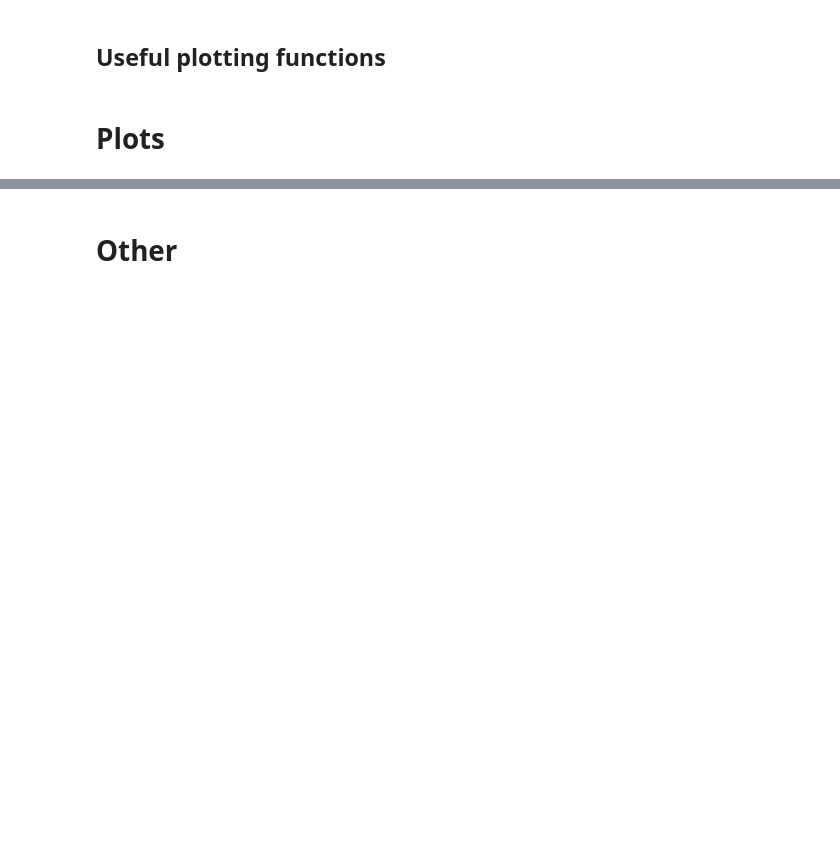
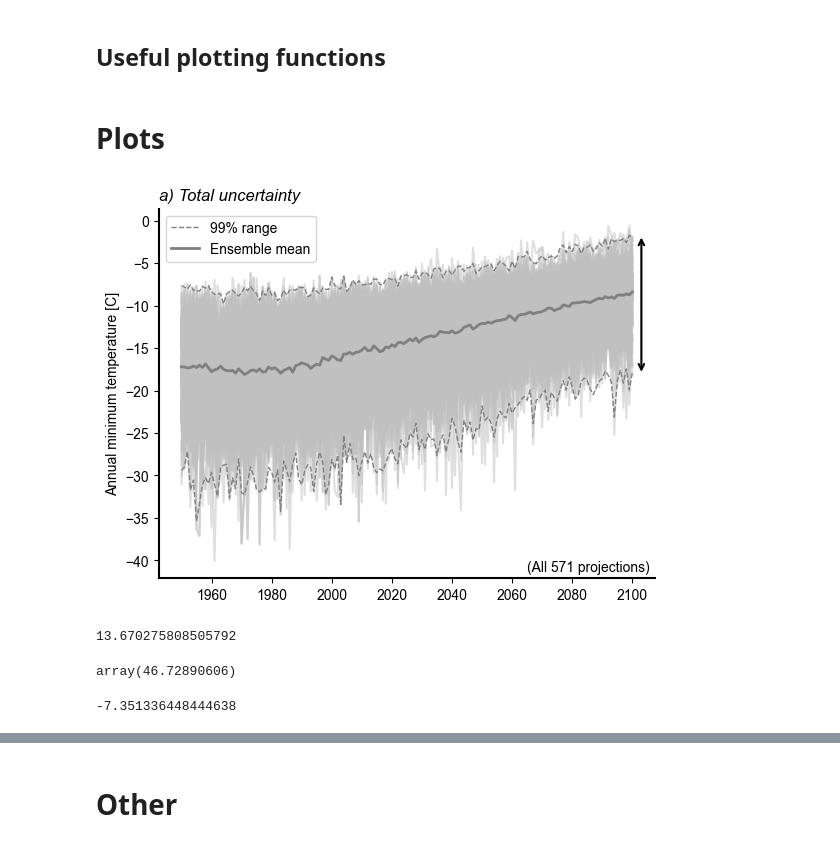
Before and after one commit to david0811/conus_comparison_lafferty-etal-2024, a Jupyter notebook: scripts/03d_sa_cities.ipynb, the cells around one changed output, grey strips where cells are left out. Cells and saved outputs as stored; diff of their text form; code cells hidden in the pictures; blank space fills up the shorter version.

```diff
--- a/scripts/03d_sa_cities.ipynb
+++ b/scripts/03d_sa_cities.ipynb
@@ -63,3 +62,21 @@ def plot_city_metrics(city, metric_ids, plot_col, hist_slice, proj_slice, fit_me
         plt.show()
 # %% [markdown]
 # Plots
+# %%
+# Read timeseries
+city = "nashville"
+metric_id = "min_tasmin"
+var_id = metric_id.split('_')[1]
+unit = '[C]'
+
+# Read raw
+df = pd.read_csv(f'{project_data_path}/metrics/cities/{city}_{metric_id}.csv')
+
+# Drop TaiESM1
+df = df[df['gcm'] != 'TaiESM1']
+# %%
+fig, ax = plt.subplots()
+opu.plot_total_uncertainty(df, metric_id, unit, ax)
+plt.show()
+# %% [output]
+[figure, added]
@@ -65,0 +86,4 @@ def plot_city_metrics(city, metric_ids, plot_col, hist_slice, proj_slice, fit_me
+# %%
+df_stat.query('ensemble == "LOCA2" and gcm == "CanESM5" and member == "r1i1p1f1" and ssp == "ssp245"')['100yr_return_level_diff'].quantile(0.99)
+# %% [output]
+13.670275808505792
@@ -65,0 +92,9 @@ def plot_city_metrics(city, metric_ids, plot_col, hist_slice, proj_slice, fit_me
+# %%
+city = 'nashville'
+ds.sel(lat=city_list[city][0], lon=city_list[city][1]+360, method='nearest')['uc_99w'].values
+# %% [output]
+array(46.72890606)
+# %%
+df_stat['100yr_return_level_diff'].quantile(0.005)
+# %% [output]
+-7.351336448444638
```
Also changed, not shown: parts of 24 cells of this notebook, 16 other files.
